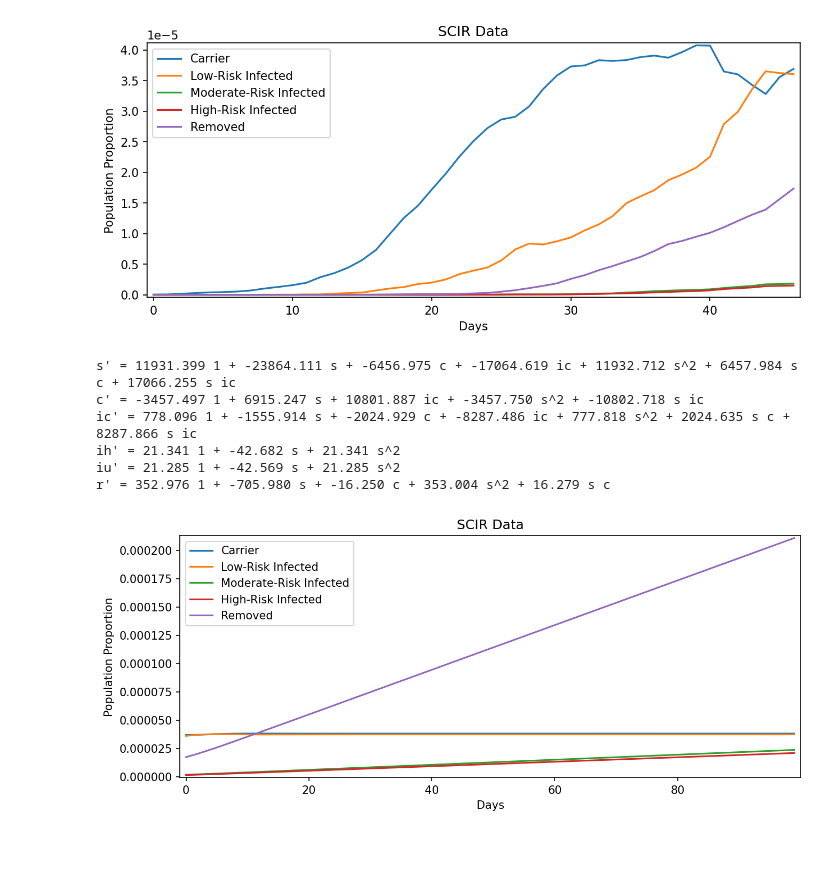
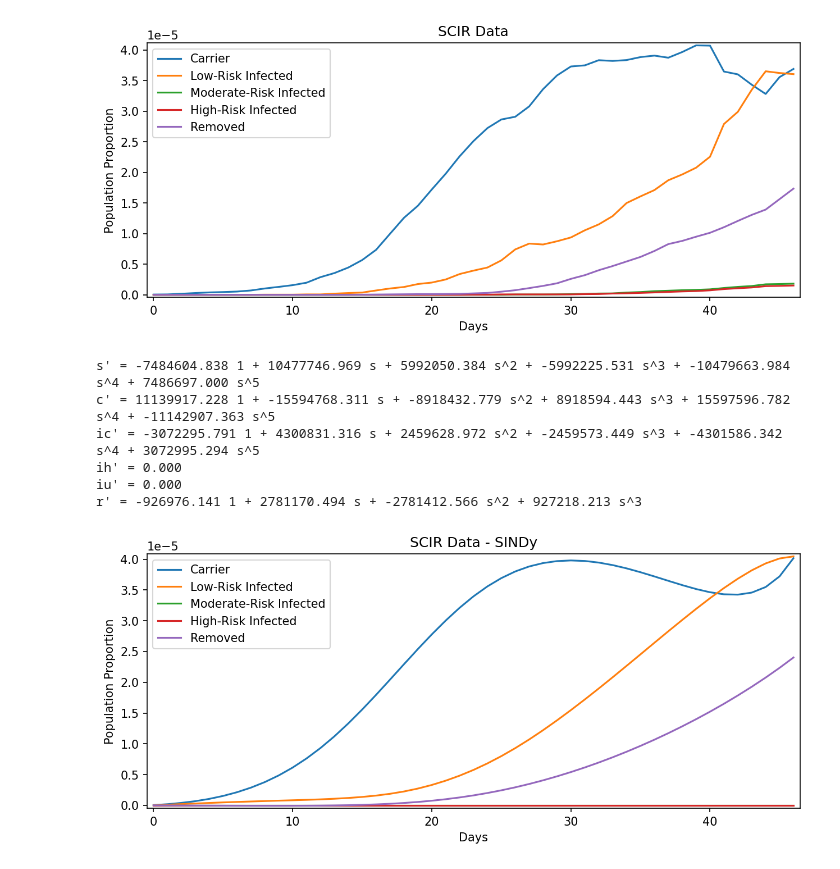
Before and after one commit to DavidContrerasFranco/Data-Driven-Dynamics-Understanding, a Jupyter notebook: Notebooks/scir.ipynb, the cells around one changed output. Saved outputs shown, nothing was run; the diff lists cells and outputs as text; code cells hidden in the pictures.

```diff
--- a/Notebooks/scir.ipynb
+++ b/Notebooks/scir.ipynb
@@ -79,6 +60,8 @@ ic = Real_I_C/N
 ih = Real_I_H/N
 iu = Real_I_U/N
 r = Real_R/N
+
+x_train = x_test = np.stack((s, c, ic, ih, iu, r), axis=-1) # Test Overfit capability
 # %%
 plt.figure(figsize=(10, 4), dpi=150)
 plt.title('SCIR Data')
@@ -98,12 +81,10 @@ print(end='')
 # Define SINDy Model
 sindy_model = ps.SINDy(
     differentiation_method=ps.FiniteDifference(),
-    optimizer=ps.STLSQ(threshold=5e-9),
-    feature_library=ps.PolynomialLibrary(degree=2),
+    optimizer=ps.STLSQ(threshold=5e-8),
+    feature_library=ps.PolynomialLibrary(degree=5),
     feature_names=['s', 'c', 'ic', 'ih', 'iu', 'r']
 )
-
-x_train = np.stack((s, c, ic, ih, iu, r), axis=-1)
 
 # Fit model and get time taken
 tic = time.time()
@@ -115,26 +96,26 @@ sindy_time = toc - tic
 sindy_model.print()
 
 # Simulate SINDy on the test data
-sindy_sim = sindy_model.simulate(x_train[-1], t=len(s) + np.arange(100))
+sindy_sim = sindy_model.simulate(x_test[0], t=np.arange(47))
 # %% [output]
-s' = 11931.399 1 + -23864.111 s + -6456.975 c + -17064.619 ic + 11932.712 s^2 + 6457.984 s c + 17066.255 s ic
-c' = -3457.497 1 + 6915.247 s + 10801.887 ic + -3457.750 s^2 + -10802.718 s ic
-ic' = 778.096 1 + -1555.914 s + -2024.929 c + -8287.486 ic + 777.818 s^2 + 2024.635 s c + 8287.866 s ic
-ih' = 21.341 1 + -42.682 s + 21.341 s^2
-iu' = 21.285 1 + -42.569 s + 21.285 s^2
-r' = 352.976 1 + -705.980 s + -16.250 c + 353.004 s^2 + 16.279 s c
+s' = -7484604.838 1 + 10477746.969 s + 5992050.384 s^2 + -5992225.531 s^3 + -10479663.984 s^4 + 7486697.000 s^5
+c' = 11139917.228 1 + -15594768.311 s + -8918432.779 s^2 + 8918594.443 s^3 + 15597596.782 s^4 + -11142907.363 s^5
+ic' = -3072295.791 1 + 4300831.316 s + 2459628.972 s^2 + -2459573.449 s^3 + -4301586.342 s^4 + 3072995.294 s^5
+ih' = 0.000
+iu' = 0.000
+r' = -926976.141 1 + 2781170.494 s + -2781412.566 s^2 + 927218.213 s^3
 # %%
 plt.figure(figsize=(10, 4), dpi=150)
-plt.title('SCIR Data')
+plt.title('SCIR Data - SINDy')
 plt.plot(sindy_sim[:,1], label="Carrier")
 plt.plot(sindy_sim[:,2], label="Low-Risk Infected")
 plt.plot(sindy_sim[:,3], label="Moderate-Risk Infected")
 plt.plot(sindy_sim[:,4], label="High-Risk Infected")
 plt.plot(sindy_sim[:,5], label="Removed")
 plt.margins(0.01, tight=True)
 plt.xlabel("Days")
 plt.ylabel("Population Proportion")
 plt.legend()
 print(end='')
 # %% [output]
-[figure, old version]
+[figure, new version]
```
Also changed, not shown: parts of 4 cells of this notebook, 5 other files.
